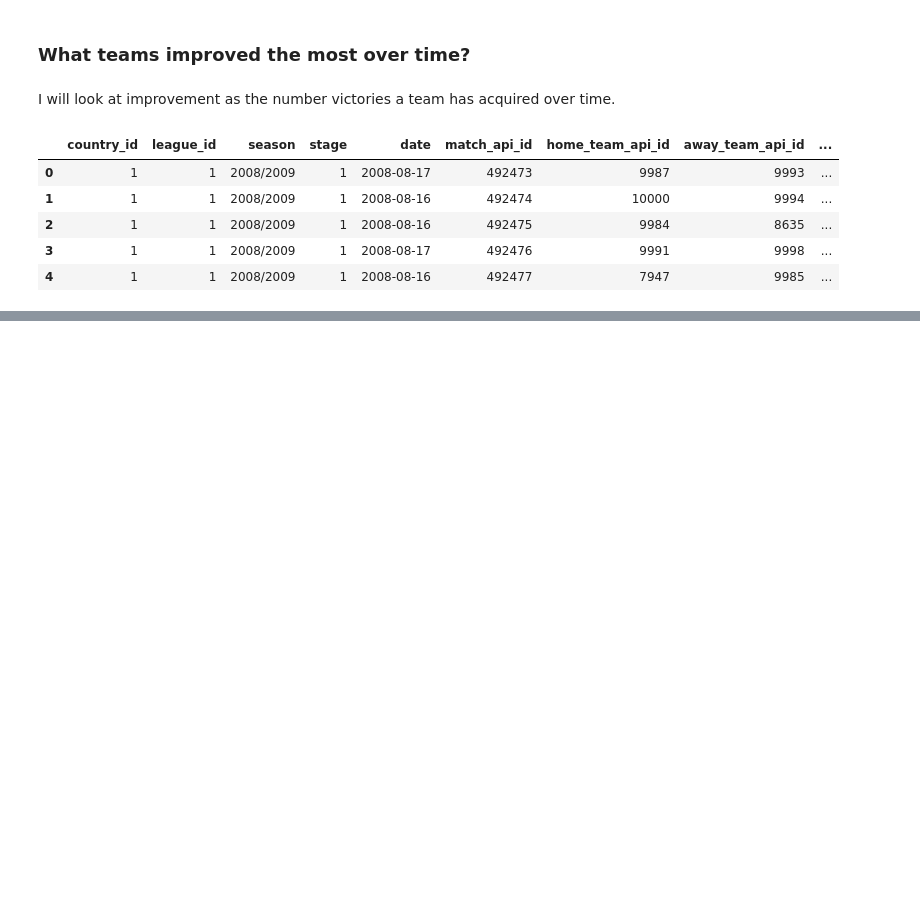
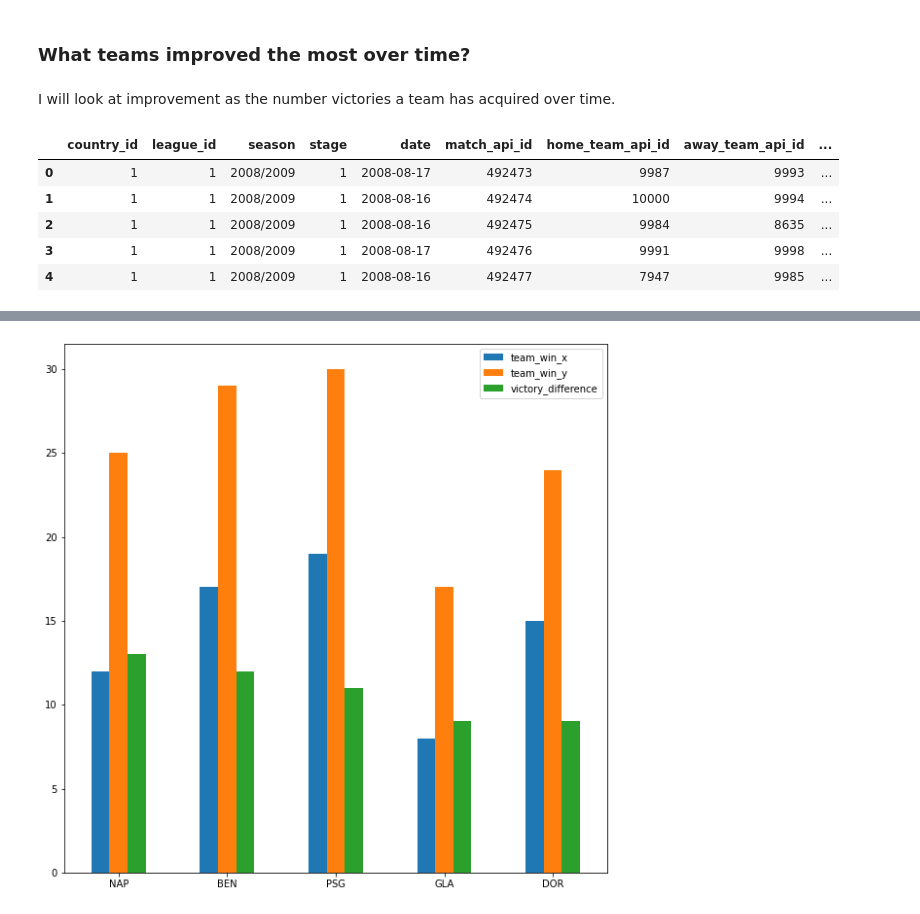
Before and after one commit to Wishbert/Investigating-Soccer-Dataset, a Jupyter notebook: Soccer Database draft.ipynb, the cells around one changed output, grey strips where cells are left out. Cells and saved outputs as stored; diff of their text form; code cells hidden in the pictures; blank space fills up the shorter version.

Commit message:
This commits a draft of the improved teams over time

```diff
--- a/Soccer Database draft.ipynb
+++ b/Soccer Database draft.ipynb
@@ -1120,0 +1187,4 @@ team_improvement_df
+# %%
+victory_diff['victory_difference'] = victory_diff['team_win_y']-victory_diff['team_win_x']
+# %%
+five_improved_teams = victory_diff.sort_values('victory_difference', ascending=False)[:5]
@@ -1120,0 +1201,11 @@ team_improvement_df
+# %%
+five_improved_teams = five_improved_teams.merge(
+    teams[['team_api_id','team_short_name']],
+    on='team_api_id')\
+    [['team_win_x','team_win_y','victory_difference','team_short_name']]
+# %%
+five_improved_teams.rename(index=lambda x:five_improved_teams['team_short_name'].values[x], inplace=True)
+# %%
+five_improved_teams.plot.bar(rot=0, figsize=(10,10));
+# %% [output]
+[figure, added]
```
Also changed, not shown: parts of 17 cells of this notebook.
